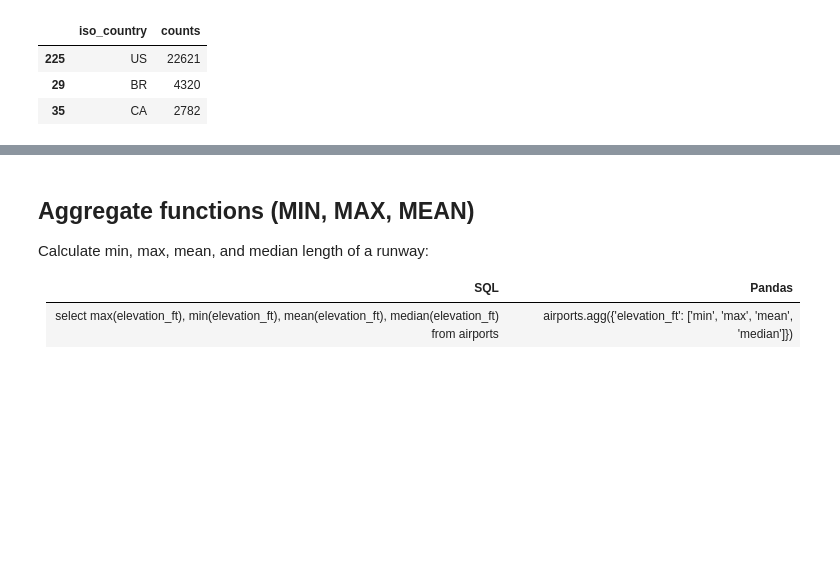
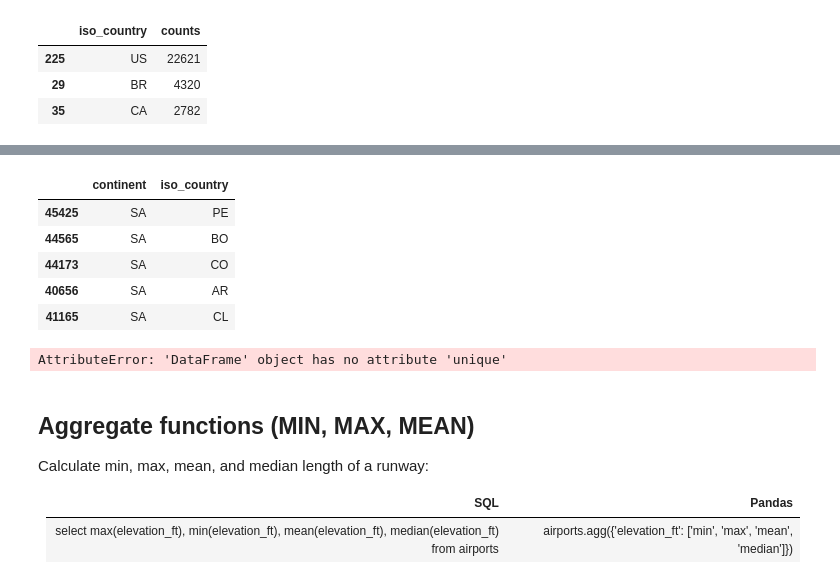
Before and after one commit to shadowind/DS_Challenge, a Jupyter notebook: SQL Python Mapping.ipynb, the cells around one changed output, grey strips where cells are left out. Cells and saved outputs as stored; diff of their text form; code cells hidden in the pictures; blank space fills up the shorter version.

```diff
--- a/SQL Python Mapping.ipynb
+++ b/SQL Python Mapping.ipynb
@@ -188,3 +210,16 @@ airports.groupby('iso_country').size().to_frame('counts').reset_index().nlargest
+# %%
+airports[['continent','iso_country']].drop_duplicates().head()
+# %% [output]
+|  | continent | iso_country |
+| 45425 | SA | PE |
+| 44565 | SA | BO |
+| 44173 | SA | CO |
+| 40656 | SA | AR |
+| 41165 | SA | CL |
+# %%
+airports[['continent','iso_country']].unique()
+# %% [output]
+AttributeError: 'DataFrame' object has no attribute 'unique'
 # %% [markdown]
 ## Aggregate functions (MIN, MAX, MEAN)
 Calculate min, max, mean, and median length of a runway:
```
Also changed, not shown: parts of 8 cells of this notebook, 2 other files.
